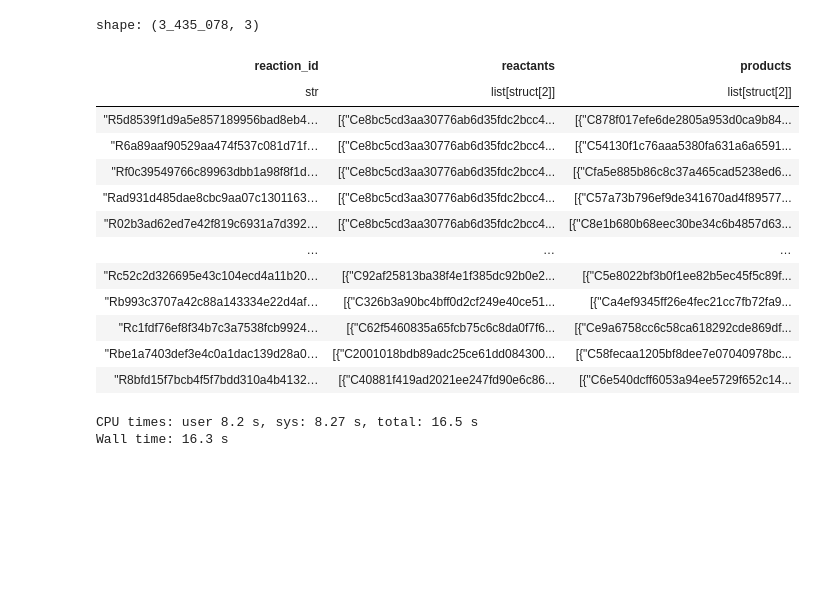
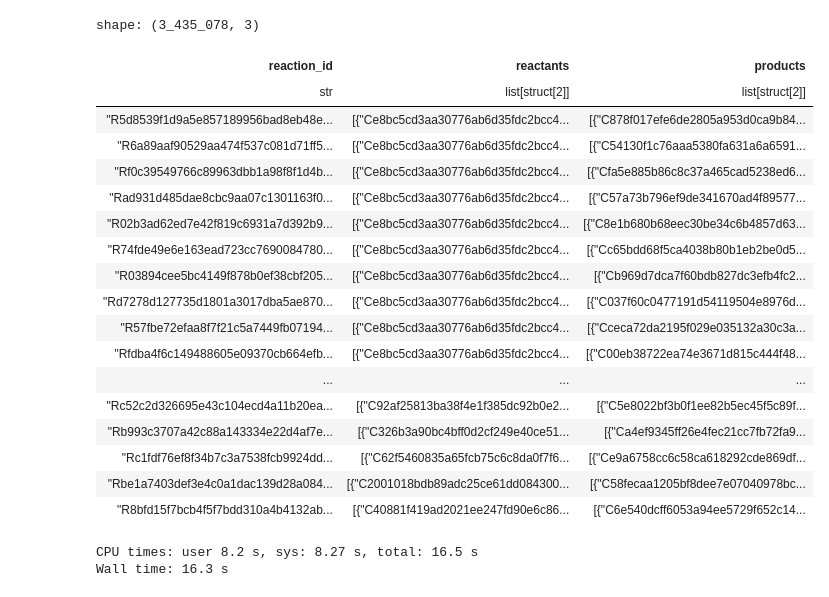
Before and after one commit to pamrein/expanded-naturalproduct-chemspace, a Jupyter notebook: expanded_naturalproduct_chemspace/compounds.ipynb, the cells around one changed output. Cells and saved outputs as stored; diff of their text form; code cells hidden in the pictures; blank space fills up the shorter version.

```diff
--- a/expanded_naturalproduct_chemspace/compounds.ipynb
+++ b/expanded_naturalproduct_chemspace/compounds.ipynb
@@ -4,6 +4,10 @@ import polars as pl
 import numpy as np
 
 from pymongo import MongoClient
+
+# change the configsetting, to see the full tables
+pl.Config.set_tbl_rows(100)
+pl.Config(fmt_str_lengths=550)
 
 
 def replace_id(df, replace_name = 'InChI_key'):
@@ -24,44 +28,49 @@ def replace_id(df, replace_name = 'InChI_key'):
         _id = row['id']
 
         # Find the corresponding compound using _id
         compound = compounds_collection.find_one({'_id': _id})
 
         if compound:
             replace_value = compound.get(replace_name)
             results.append({
                 'id': _id,
                 replace_name: replace_value
             })
             print(f"Found replace_name: {replace_value} for id: {_id}")
         else:
             print(f"No compound found for id: {_id}")
 
     # Convert the results to a DataFrame
     results_df = pl.DataFrame(results)
 
     results_df = df.with_columns(results_df[replace_name].alias("id"))
 
     # Display the results
     return results_df
 
 
 df = pl.read_parquet("../data/MINES/reactions_compounds_list_full.parquet")
 df
 # %% [output]
 shape: (3_435_078, 3)
 | reaction_id | reactants | products |
 | str | list[struct[2]] | list[struct[2]] |
-| "R5d8539f1d9a5e857189956bad8eb4… | [{"Ce8bc5cd3aa30776ab6d35fdc2bcc4... | [{"C878f017efe6de2805a953d0ca9b84... |
-| "R6a89aaf90529aa474f537c081d71f… | [{"Ce8bc5cd3aa30776ab6d35fdc2bcc4... | [{"C54130f1c76aaa5380fa631a6a6591... |
-| "Rf0c39549766c89963dbb1a98f8f1d… | [{"Ce8bc5cd3aa30776ab6d35fdc2bcc4... | [{"Cfa5e885b86c8c37a465cad5238ed6... |
-| "Rad931d485dae8cbc9aa07c1301163… | [{"Ce8bc5cd3aa30776ab6d35fdc2bcc4... | [{"C57a73b796ef9de341670ad4f89577... |
-| "R02b3ad62ed7e42f819c6931a7d392… | [{"Ce8bc5cd3aa30776ab6d35fdc2bcc4... | [{"C8e1b680b68eec30be34c6b4857d63... |
-| … | … | … |
-| "Rc52c2d326695e43c104ecd4a11b20… | [{"C92af25813ba38f4e1f385dc92b0e2... | [{"C5e8022bf3b0f1ee82b5ec45f5c89f... |
-| "Rb993c3707a42c88a143334e22d4af… | [{"C326b3a90bc4bff0d2cf249e40ce51... | [{"Ca4ef9345ff26e4fec21cc7fb72fa9... |
-| "Rc1fdf76ef8f34b7c3a7538fcb9924… | [{"C62f5460835a65fcb75c6c8da0f7f6... | [{"Ce9a6758cc6c58ca618292cde869df... |
-| "Rbe1a7403def3e4c0a1dac139d28a0… | [{"C2001018bdb89adc25ce61dd084300... | [{"C58fecaa1205bf8dee7e07040978bc... |
-| "R8bfd15f7bcb4f5f7bdd310a4b4132… | [{"C40881f419ad2021ee247fd90e6c86... | [{"C6e540dcff6053a94ee5729f652c14... |
+| "R5d8539f1d9a5e857189956bad8eb48e... | [{"Ce8bc5cd3aa30776ab6d35fdc2bcc4... | [{"C878f017efe6de2805a953d0ca9b84... |
+| "R6a89aaf90529aa474f537c081d71ff5... | [{"Ce8bc5cd3aa30776ab6d35fdc2bcc4... | [{"C54130f1c76aaa5380fa631a6a6591... |
+| "Rf0c39549766c89963dbb1a98f8f1d4b... | [{"Ce8bc5cd3aa30776ab6d35fdc2bcc4... | [{"Cfa5e885b86c8c37a465cad5238ed6... |
+| "Rad931d485dae8cbc9aa07c1301163f0... | [{"Ce8bc5cd3aa30776ab6d35fdc2bcc4... | [{"C57a73b796ef9de341670ad4f89577... |
+| "R02b3ad62ed7e42f819c6931a7d392b9... | [{"Ce8bc5cd3aa30776ab6d35fdc2bcc4... | [{"C8e1b680b68eec30be34c6b4857d63... |
+| "R74fde49e6e163ead723cc7690084780... | [{"Ce8bc5cd3aa30776ab6d35fdc2bcc4... | [{"Cc65bdd68f5ca4038b80b1eb2be0d5... |
+| "R03894cee5bc4149f878b0ef38cbf205... | [{"Ce8bc5cd3aa30776ab6d35fdc2bcc4... | [{"Cb969d7dca7f60bdb827dc3efb4fc2... |
+| "Rd7278d127735d1801a3017dba5ae870... | [{"Ce8bc5cd3aa30776ab6d35fdc2bcc4... | [{"C037f60c0477191d54119504e8976d... |
+| "R57fbe72efaa8f7f21c5a7449fb07194... | [{"Ce8bc5cd3aa30776ab6d35fdc2bcc4... | [{"Cceca72da2195f029e035132a30c3a... |
+| "Rfdba4f6c149488605e09370cb664efb... | [{"Ce8bc5cd3aa30776ab6d35fdc2bcc4... | [{"C00eb38722ea74e3671d815c444f48... |
+| ... | ... | ... |
+| "Rc52c2d326695e43c104ecd4a11b20ea... | [{"C92af25813ba38f4e1f385dc92b0e2... | [{"C5e8022bf3b0f1ee82b5ec45f5c89f... |
+| "Rb993c3707a42c88a143334e22d4af7e... | [{"C326b3a90bc4bff0d2cf249e40ce51... | [{"Ca4ef9345ff26e4fec21cc7fb72fa9... |
+| "Rc1fdf76ef8f34b7c3a7538fcb9924dd... | [{"C62f5460835a65fcb75c6c8da0f7f6... | [{"Ce9a6758cc6c58ca618292cde869df... |
+| "Rbe1a7403def3e4c0a1dac139d28a084... | [{"C2001018bdb89adc25ce61dd084300... | [{"C58fecaa1205bf8dee7e07040978bc... |
+| "R8bfd15f7bcb4f5f7bdd310a4b4132ab... | [{"C40881f419ad2021ee247fd90e6c86... | [{"C6e540dcff6053a94ee5729f652c14... |
 # %%
 %%time
 
```
Also changed, not shown: parts of 4 cells of this notebook, 6 other files.
